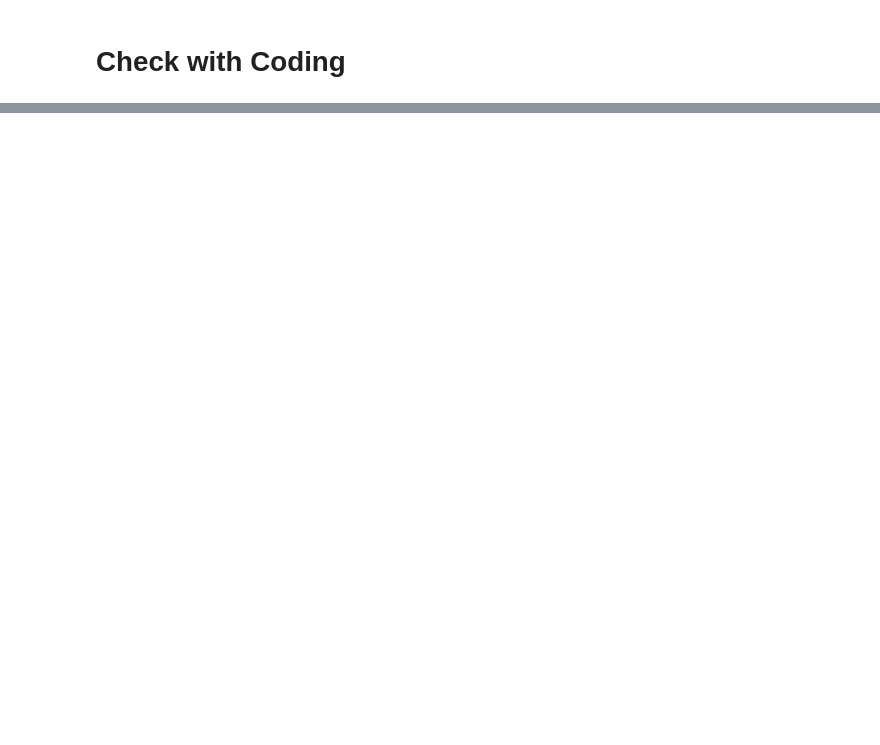
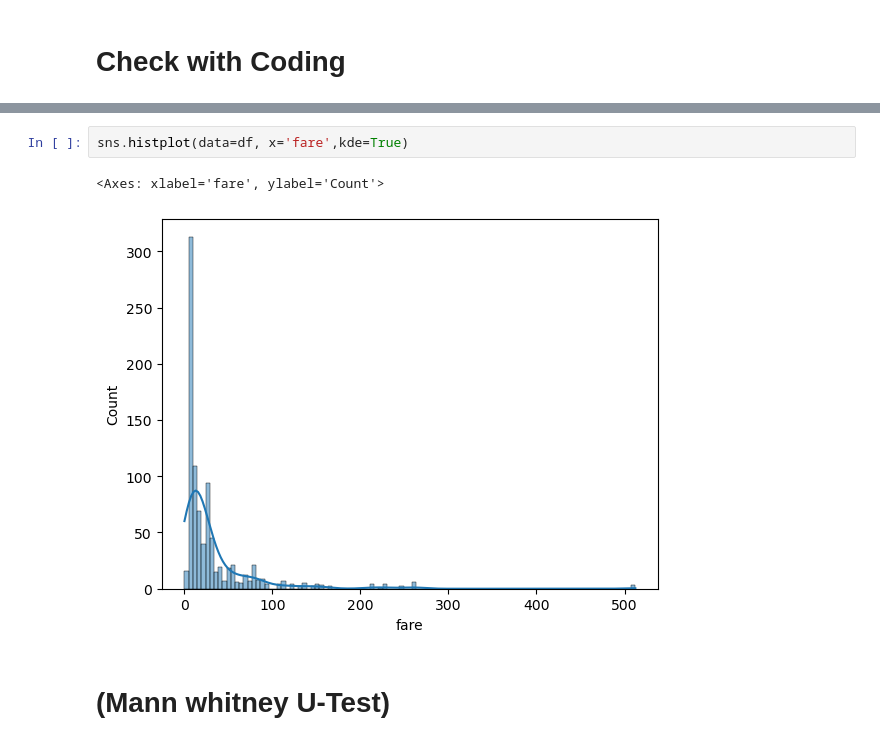
Before and after one commit to najeebjony/six_month_data_science, a Jupyter notebook: 06_statistics/copy_statistical_test.ipynb, the cells around one changed output, grey strips where cells are left out. Saved outputs shown, nothing was run; the diff lists cells and outputs as text; blank space fills up the shorter version.

```diff
--- a/06_statistics/copy_statistical_test.ipynb
+++ b/06_statistics/copy_statistical_test.ipynb
@@ -114,0 +124,7 @@ ShapiroResult(statistic=0.5218917727470398, pvalue=1.0789998175301091e-43)
+# %%
+sns.histplot(data=df, x='fare',kde=True)
+# %% [output]
+<Axes: xlabel='fare', ylabel='Count'>
+[figure, added]
+# %% [markdown]
+# (Mann whitney U-Test)
```
Also changed, not shown: parts of 20 cells of this notebook.
